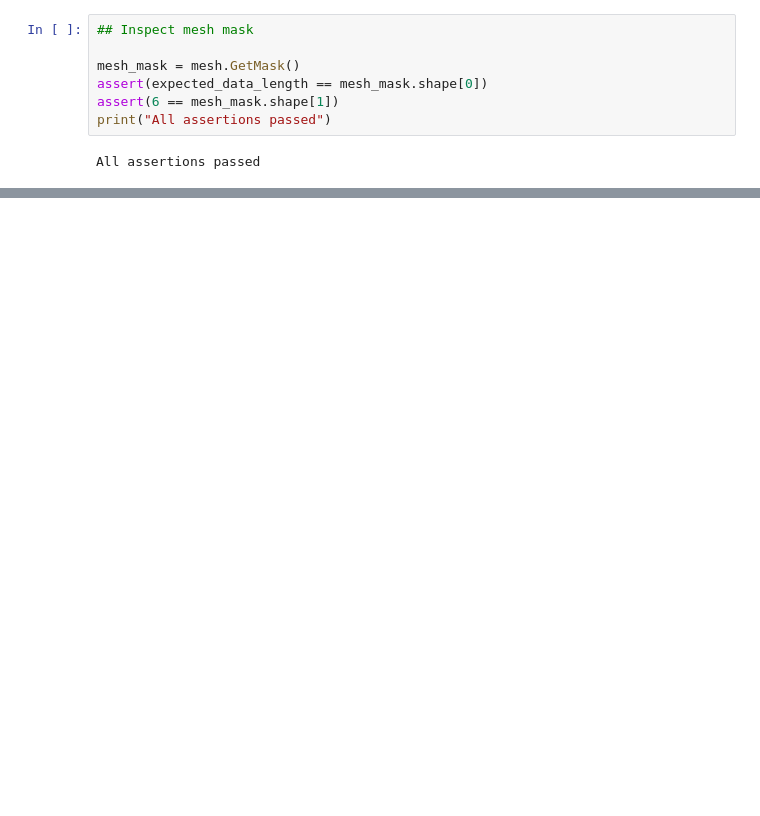
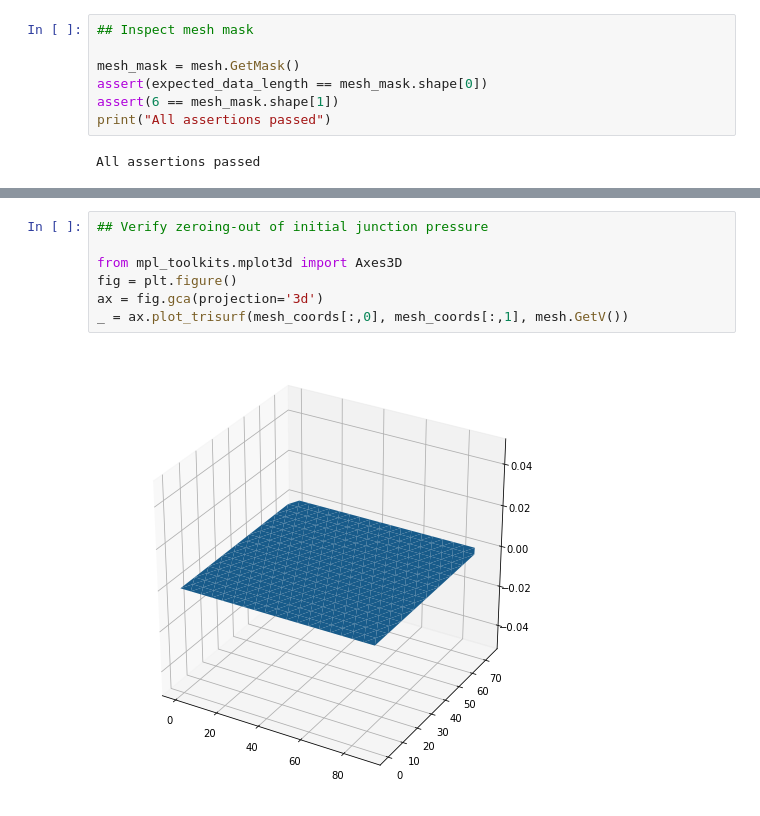
Before and after one commit to martelloni/virtualmembrane, a Jupyter notebook: PythonValidation.ipynb, the cells around one changed output, grey strips where cells are left out. Saved outputs shown, nothing was run; the diff lists cells and outputs as text; blank space fills up the shorter version.

```diff
--- a/PythonValidation.ipynb
+++ b/PythonValidation.ipynb
@@ -73,0 +80,9 @@ def getLinePoints(xp, yp, direction):
+# %%
+## Verify zeroing-out of initial junction pressure
+
+from mpl_toolkits.mplot3d import Axes3D
+fig = plt.figure()
+ax = fig.gca(projection='3d')
+_ = ax.plot_trisurf(mesh_coords[:,0], mesh_coords[:,1], mesh.GetV())
+# %% [output]
+[figure, added]
```
Also changed, not shown: parts of 6 cells of this notebook, 3 other files.
